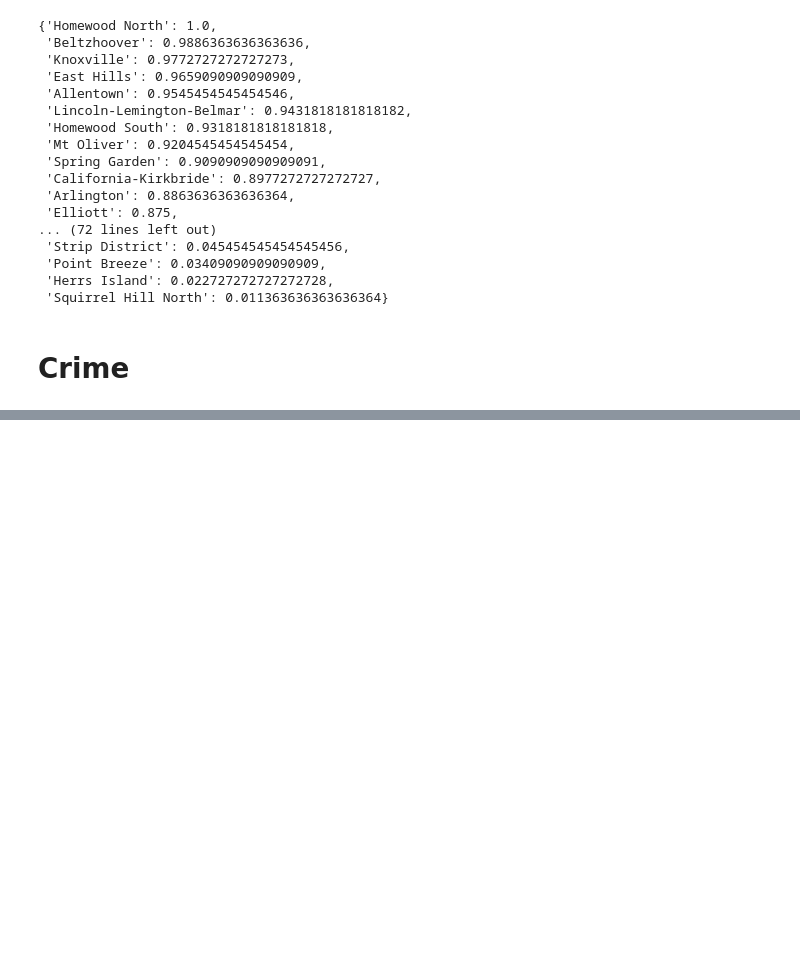
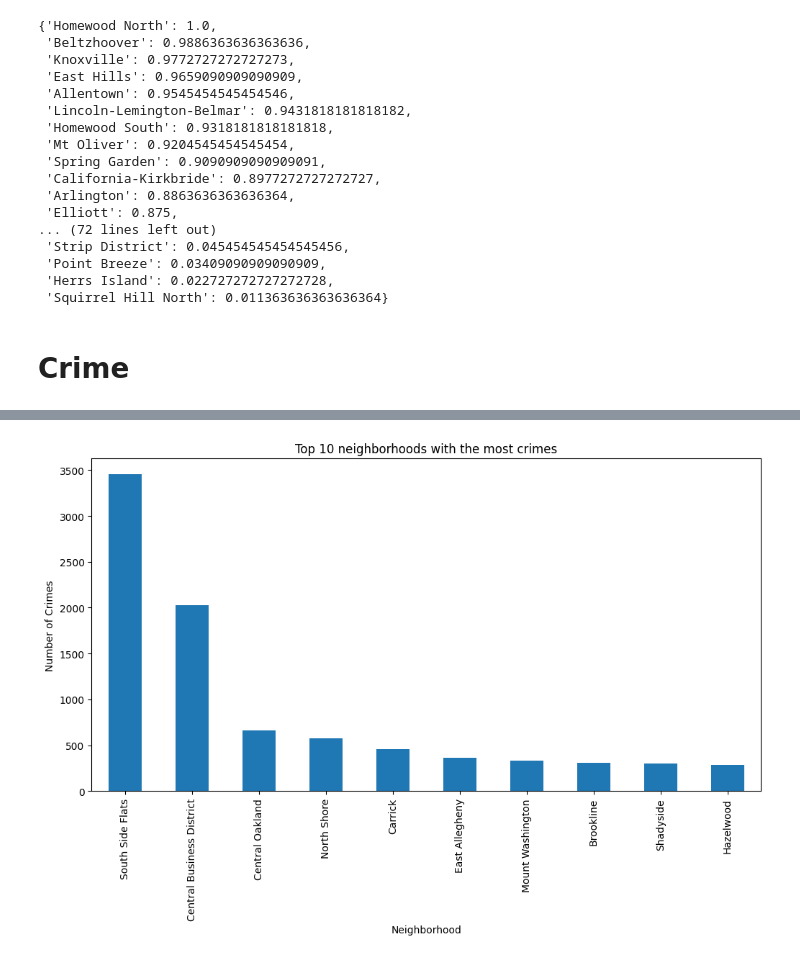
Before and after one commit to Gitter499/best-pitt-neighborhood, a Jupyter notebook: big-ideas-final-project.ipynb, the cells around one changed output, grey strips where cells are left out. Saved outputs shown, nothing was run; the diff lists cells and outputs as text; code cells hidden in the pictures; blank space fills up the shorter version.

Commit message:
Added crime and mobility

```diff
--- a/big-ideas-final-project.ipynb
+++ b/big-ideas-final-project.ipynb
@@ -246,3 +246,14 @@ for n in neighborhoods:
  'Squirrel Hill North': 0.011363636363636364}
 # %% [markdown]
 # Crime
+# %%
+citations_data = pd.read_csv('non-traffic-citations.csv')
+
+citations_data.info()
+#citations_data.head()
+
+#drop rows with missing OFFENSES or NEIGHBORHOOD data (if applicable)
+citations_data = citations_data.dropna(subset=['OFFENSES', 'NEIGHBORHOOD'])
+
+#standardize the OFFENSES column (extract the main offense name before the first parenthesis)
+citations_data['MAIN_OFFENSE'] = citations_data['OFFENSES'].str.split().str[1]
@@ -248,0 +278,18 @@ for n in neighborhoods:
+# %%
+#count crimes by neighborhood
+crime_counts_by_neighborhood = citations_data.groupby('NEIGHBORHOOD')['OFFENSES'].count().sort_values(ascending=False)
+
+#count crimes by offense type
+offense_counts = citations_data['MAIN_OFFENSE'].value_counts()
+
+#plot crimes by neighborhood
+crime_counts_by_neighborhood.head(10).plot(
+    kind='bar',
+    figsize=(12, 6),
+    title='Top 10 neighborhoods with the most crimes'
+)
+plt.xlabel('Neighborhood')
+plt.ylabel('Number of Crimes')
+plt.show()
+# %% [output]
+[figure, added]
```
Also changed, not shown: parts of 6 cells of this notebook, 1 other file.
